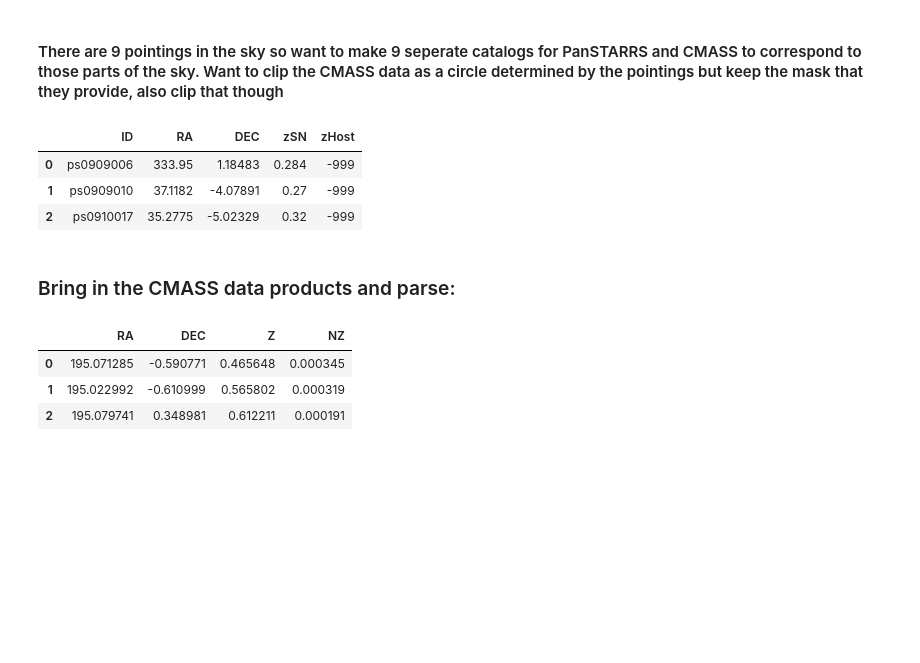
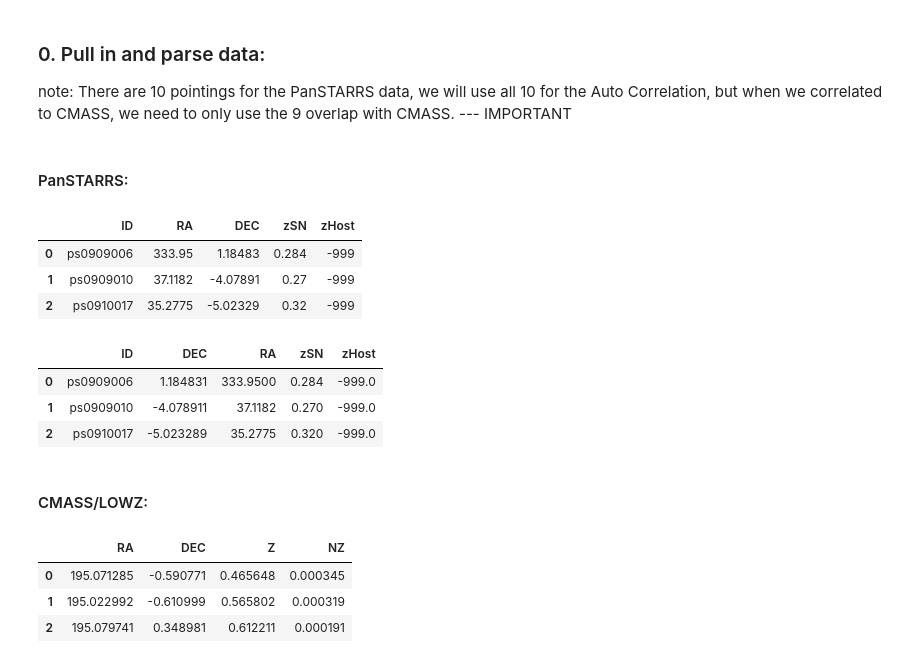
Before and after one commit to MTabbutt/Cosmology, a Jupyter notebook: SNe CrossCorrelations/PanSTARRS and CMASS _ Correlations.ipynb, the cells around one changed output. Drawn from its saved outputs; the diff is of its cells as text; code cells hidden in the pictures; blank space fills up the shorter version.

```diff
--- a/SNe CrossCorrelations/PanSTARRS and CMASS _ Correlations.ipynb
+++ b/SNe CrossCorrelations/PanSTARRS and CMASS _ Correlations.ipynb
@@ -41,6 +51,11 @@ def getRADecFromHourAngles(Dataframe, newDataFrame):
         newDataFrame['zHost'][i] = row['zHost']
 # %%
 dataPath = '/Users/megantabbutt/CosmologyDataProducts/'
-# %% [markdown]
-#### There are 9 pointings in the sky so want to make 9 seperate catalogs for PanSTARRS and CMASS to correspond to those parts of the sky. Want to clip the CMASS data as a circle determined by the pointings but keep the mask that they provide, also clip that though
+# %% [markdown]
+
+### 0. Pull in and parse data:
+
+note: There are 10 pointings for the PanSTARRS data, we will use all 10 for the Auto Correlation, but when we correlated to CMASS, we need to only use the 9 overlap with CMASS. --- IMPORTANT
+# %% [markdown]
+#### PanSTARRS:
 # %%
@@ -53,6 +70,20 @@ PanSTARRSNEW.head(3)
 | 0 | ps0909006 | 333.95 | 1.18483 | 0.284 | -999 |
 | 1 | ps0909010 | 37.1182 | -4.07891 | 0.27 | -999 |
 | 2 | ps0910017 | 35.2775 | -5.02329 | 0.32 | -999 |
-# %% [markdown]
-<h3> Bring in the CMASS data products and parse:
+# %%
+# Open a SQL Connection and pull out SNe data that has a good z for itsself or its host
+
+connPAN = sqlite3.connect('PanSTARRS.db')
+#PanSTARRSNEW.to_sql("PanSTARRSNEW", con=connPAN) # Execute this if pd doesn't exist already
+
+qry = "SELECT ID, DEC, RA, zSN, zHost FROM PanSTARRSNEW WHERE (zSN > -999) || (zHost > -999)"
+PanSTARRSNEW_GoodZ = pd.read_sql(qry, con=connPAN)
+PanSTARRSNEW_GoodZ.head(3) # 1129 objects over 10 pointings
+# %% [output]
+|  | ID | DEC | RA | zSN | zHost |
+| 0 | ps0909006 | 1.184831 | 333.9500 | 0.284 | -999.0 |
+| 1 | ps0909010 | -4.078911 | 37.1182 | 0.270 | -999.0 |
+| 2 | ps0910017 | -5.023289 | 35.2775 | 0.320 | -999.0 |
+# %% [markdown]
+#### CMASS/LOWZ:
 # %%
```
Also changed, not shown: parts of 11 cells of this notebook, 5 other files.
